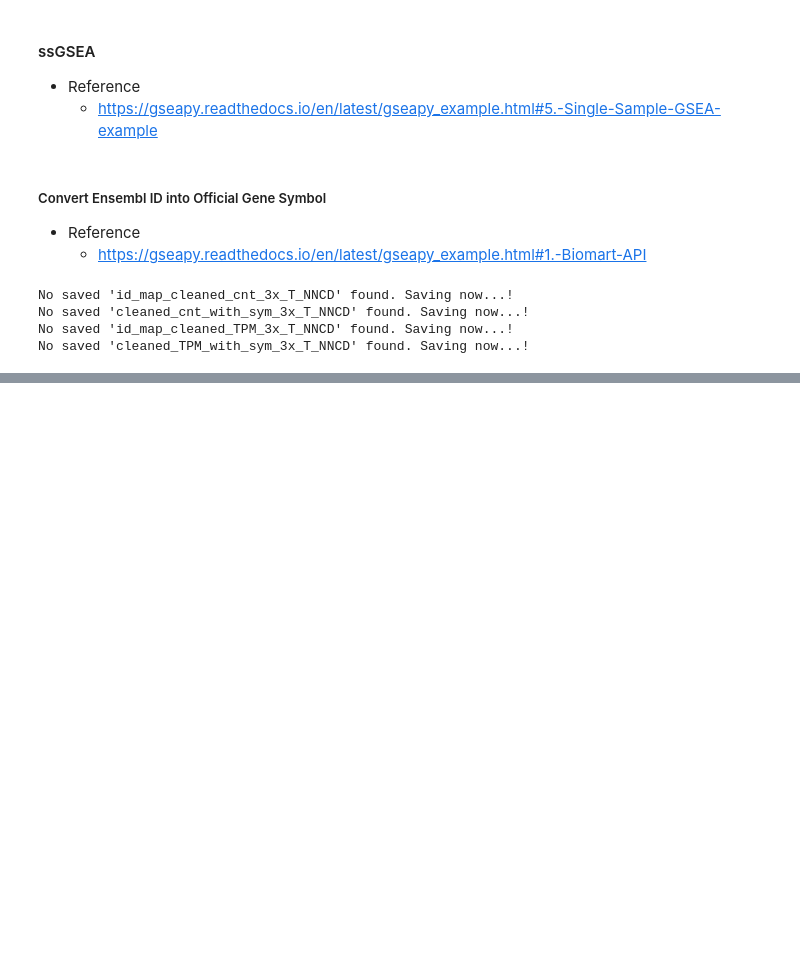
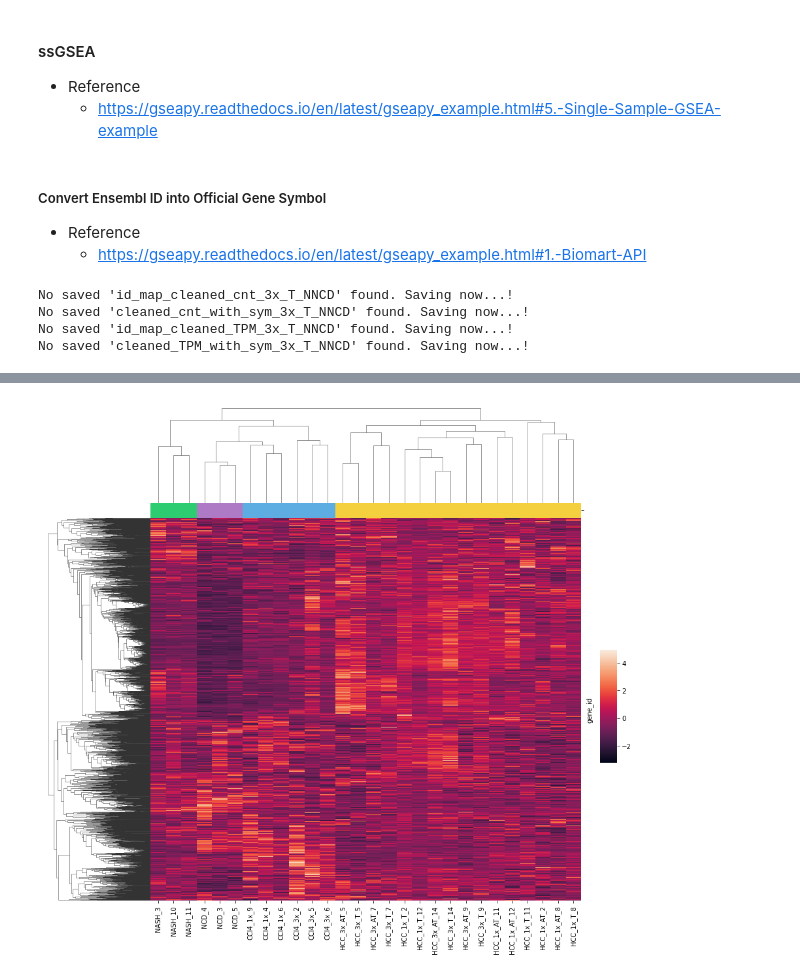
Before and after one commit to jigsaw-snu/NASH_HCC_liver-KRIBB_2022, a Jupyter notebook: srcs/rsem_star_deseq/sample_qc.ipynb, the cells around one changed output, grey strips where cells are left out. Drawn from its saved outputs; the diff is of its cells as text; code cells hidden in the pictures; blank space fills up the shorter version.

```diff
--- a/srcs/rsem_star_deseq/sample_qc.ipynb
+++ b/srcs/rsem_star_deseq/sample_qc.ipynb
@@ -1085,0 +1120,15 @@ test4.loc[[x for x in test4.index if 'insulin' in x.lower()], :].reindex(sorted(
+# %%
+# method : average
+# metric : correlation
+exprmap = sns.clustermap(highvar_TPM,
+                         figsize=(12, 12),
+                         z_score=0,
+                         method="average",
+                         metric="correlation",
+                         row_cluster=True,
+                         yticklabels=False,
+                         col_colors=ColumnColorMap(highvar_TPM));
+
+exprmap.ax_cbar.set_position((1.0, 0.35, 0.03, 0.2));
+# %% [output]
+[figure, added]
```
Also changed, not shown: parts of 9 cells of this notebook, 10 other files.
